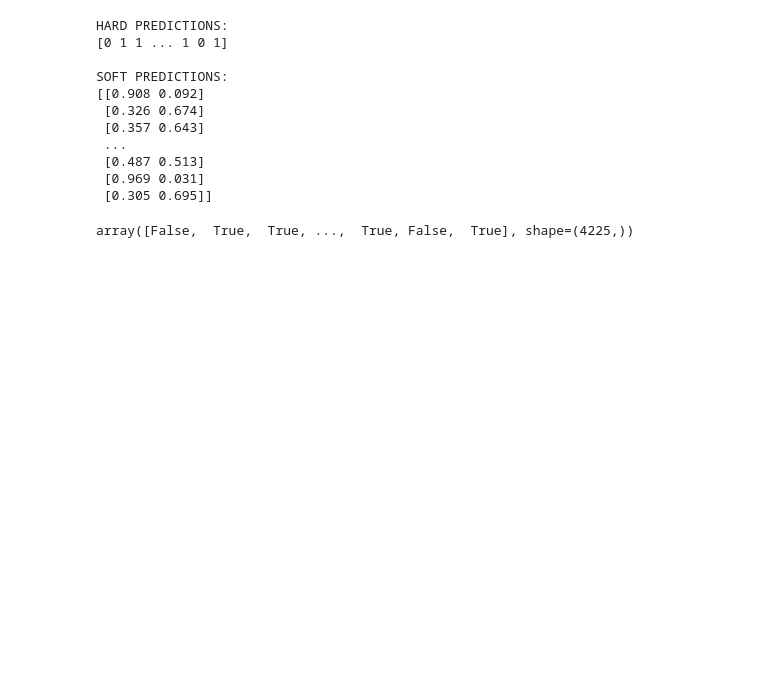
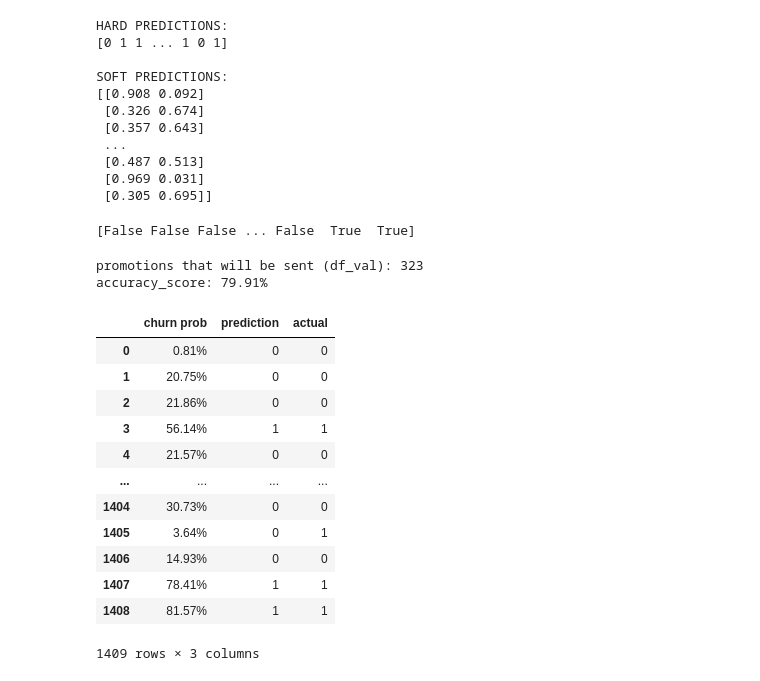
Before and after one commit to niltonPegass/ML_zoomcamp, a Jupyter notebook: ML_zoomcamp/03_classification/homework_classification.ipynb, the cells around one changed output. Cells and saved outputs as stored; diff of their text form; code cells hidden in the pictures; blank space fills up the shorter version.

```diff
--- a/ML_zoomcamp/03_classification/homework_classification.ipynb
+++ b/ML_zoomcamp/03_classification/homework_classification.ipynb
@@ -605,11 +605,49 @@ SOFT PREDICTIONS:
  [0.969 0.031]
  [0.305 0.695]]
 # %%
-# lets build our own classification about the churn probability
-# we'll use the second column of the SOFT PREDICTIONS array
-# the consideration will be 0.5 is the probability to churn rate
-y_pred = lr.predict_proba(X_train_encoded)[:, 1].round(3)
-y_pred = (y_pred >= 0.5)
-y_pred
+# let's create our own churn classification based on predicted probabilities
+# we will use the second column from the predict_proba output (probability of churn = class 1)
+# a threshold of 0.5 will be used to classify whether a customer is likely to churn
+
+# predicted probability of churn (class 1)
+y_pred_proba = lr.predict_proba(X_val_encoded)[:, 1]
+
+# apply classification threshold
+threshold = 0.5
+y_pred = y_pred_proba >= threshold
+
+print(y_pred)
 # %% [output]
-array([False,  True,  True, ...,  True, False,  True], shape=(4225,))
+[False False False ... False  True  True]
+# %%
+churn_decision = y_pred
+
+print(f'promotions that will be sent (df_val): {df_val[churn_decision].value_counts().sum()}')
+df_val[churn_decision]['customerid']
+
+accuracy_score = ((y_val == churn_decision).mean().round(4) * 100)
+print(f'accuracy_score: {accuracy_score}%')
+# %% [output]
+promotions that will be sent (df_val): 323
+accuracy_score: 79.91%
+# %%
+df_pred = pd.DataFrame()
+df_pred['churn prob'] = (y_pred_proba * 100).round(2).astype('str') + '%'
+df_pred['prediction'] = churn_decision.astype(int)
+df_pred['actual'] = y_val
+
+df_pred
+# %% [output]
+|  | churn prob | prediction | actual |
+| 0 | 0.81% | 0 | 0 |
+| 1 | 20.75% | 0 | 0 |
+| 2 | 21.86% | 0 | 0 |
+| 3 | 56.14% | 1 | 1 |
+| 4 | 21.57% | 0 | 0 |
+| ... | ... | ... | ... |
+| 1404 | 30.73% | 0 | 0 |
+| 1405 | 3.64% | 0 | 1 |
+| 1406 | 14.93% | 0 | 0 |
+| 1407 | 78.41% | 1 | 1 |
+| 1408 | 81.57% | 1 | 1 |
+1409 rows × 3 columns
```
